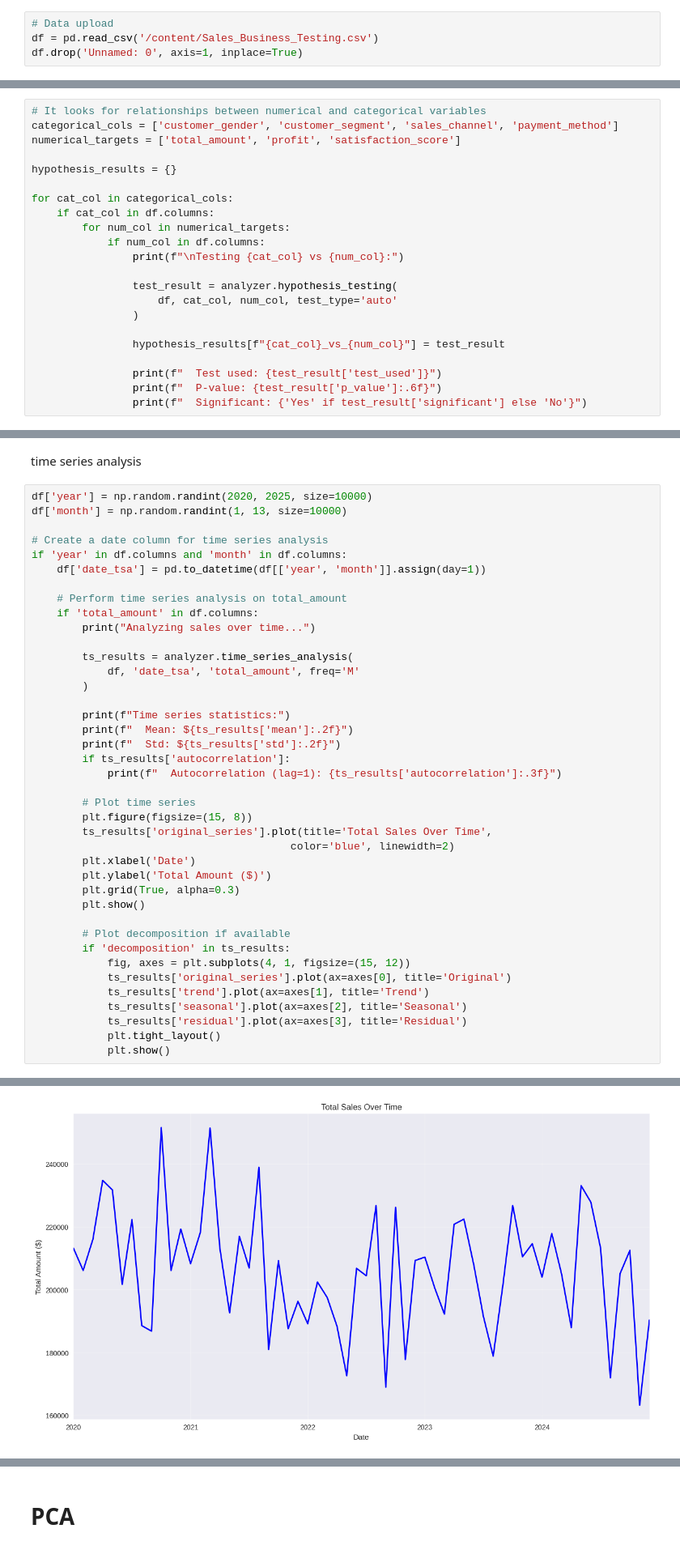
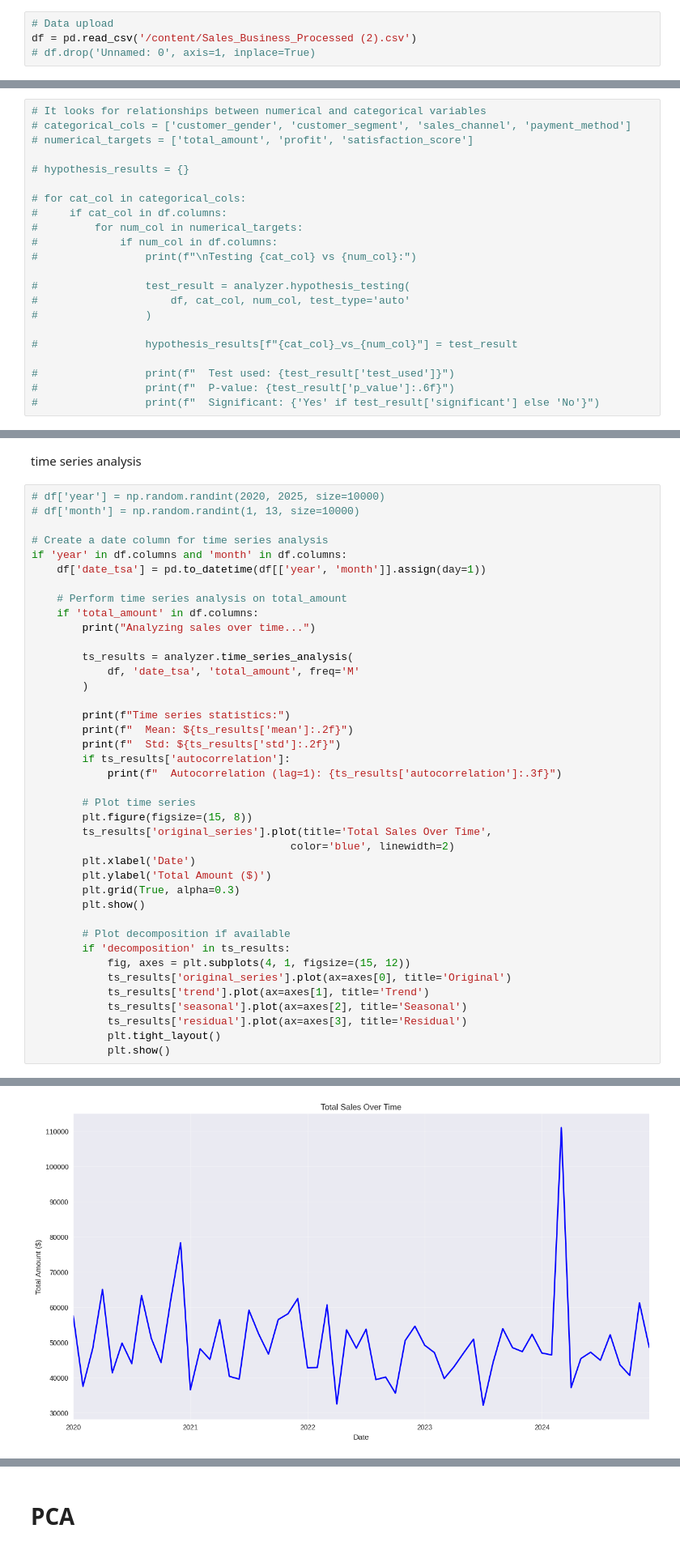
Before and after one commit to MatiasSiles/Sales-Optimization, a Jupyter notebook: model_training_testing.ipynb, the cells around one changed output, grey strips where cells are left out. Shown at 81% size. Saved outputs shown, nothing was run; the diff lists cells and outputs as text.

```diff
--- a/model_training_testing.ipynb
+++ b/model_training_testing.ipynb
@@ -99,8 +99,8 @@ np.random.seed(42)
 # EDA for training models
 # %%
 # Data upload
-df = pd.read_csv('/content/Sales_Business_Testing.csv')
-df.drop('Unnamed: 0', axis=1, inplace=True)
+df = pd.read_csv('/content/Sales_Business_Processed (2).csv')
+# df.drop('Unnamed: 0', axis=1, inplace=True)
 # %%
 # Basic info of the dataset
 print(f"Dataset shape: {df.shape}")
@@ -250,23 +257,23 @@ quarter                              0.015199
 Name: customer_lifetime_days, dtype: float64
 # %%
 # It looks for relationships between numerical and categorical variables
-categorical_cols = ['customer_gender', 'customer_segment', 'sales_channel', 'payment_method']
-numerical_targets = ['total_amount', 'profit', 'satisfaction_score']
+# categorical_cols = ['customer_gender', 'customer_segment', 'sales_channel', 'payment_method']
+# numerical_targets = ['total_amount', 'profit', 'satisfaction_score']
 
-hypothesis_results = {}
+# hypothesis_results = {}
 
-for cat_col in categorical_cols:
-    if cat_col in df.columns:
-        for num_col in numerical_targets:
-            if num_col in df.columns:
-                print(f"\nTesting {cat_col} vs {num_col}:")
+# for cat_col in categorical_cols:
+#     if cat_col in df.columns:
+#         for num_col in numerical_targets:
+#             if num_col in df.columns:
+#                 print(f"\nTesting {cat_col} vs {num_col}:")
 
-                test_result = analyzer.hypothesis_testing(
-                    df, cat_col, num_col, test_type='auto'
-                )
+#                 test_result = analyzer.hypothesis_testing(
+#                     df, cat_col, num_col, test_type='auto'
+#                 )
 
-                hypothesis_results[f"{cat_col}_vs_{num_col}"] = test_result
+#                 hypothesis_results[f"{cat_col}_vs_{num_col}"] = test_result
 
-                print(f"  Test used: {test_result['test_used']}")
-                print(f"  P-value: {test_result['p_value']:.6f}")
-                print(f"  Significant: {'Yes' if test_result['significant'] else 'No'}")
+#                 print(f"  Test used: {test_result['test_used']}")
+#                 print(f"  P-value: {test_result['p_value']:.6f}")
+#                 print(f"  Significant: {'Yes' if test_result['significant'] else 'No'}")
@@ -291,8 +280,8 @@ Testing payment_method vs satisfaction_score:
 # %% [markdown]
 time series analysis
 # %%
-df['year'] = np.random.randint(2020, 2025, size=10000)
-df['month'] = np.random.randint(1, 13, size=10000)
+# df['year'] = np.random.randint(2020, 2025, size=10000)
+# df['month'] = np.random.randint(1, 13, size=10000)
 
 # Create a date column for time series analysis
 if 'year' in df.columns and 'month' in df.columns:
@@ -339 +328 @@ Time series statistics:
-[figure, old version]
+[figure, new version]
```
Also changed, not shown: parts of 16 cells of this notebook.
